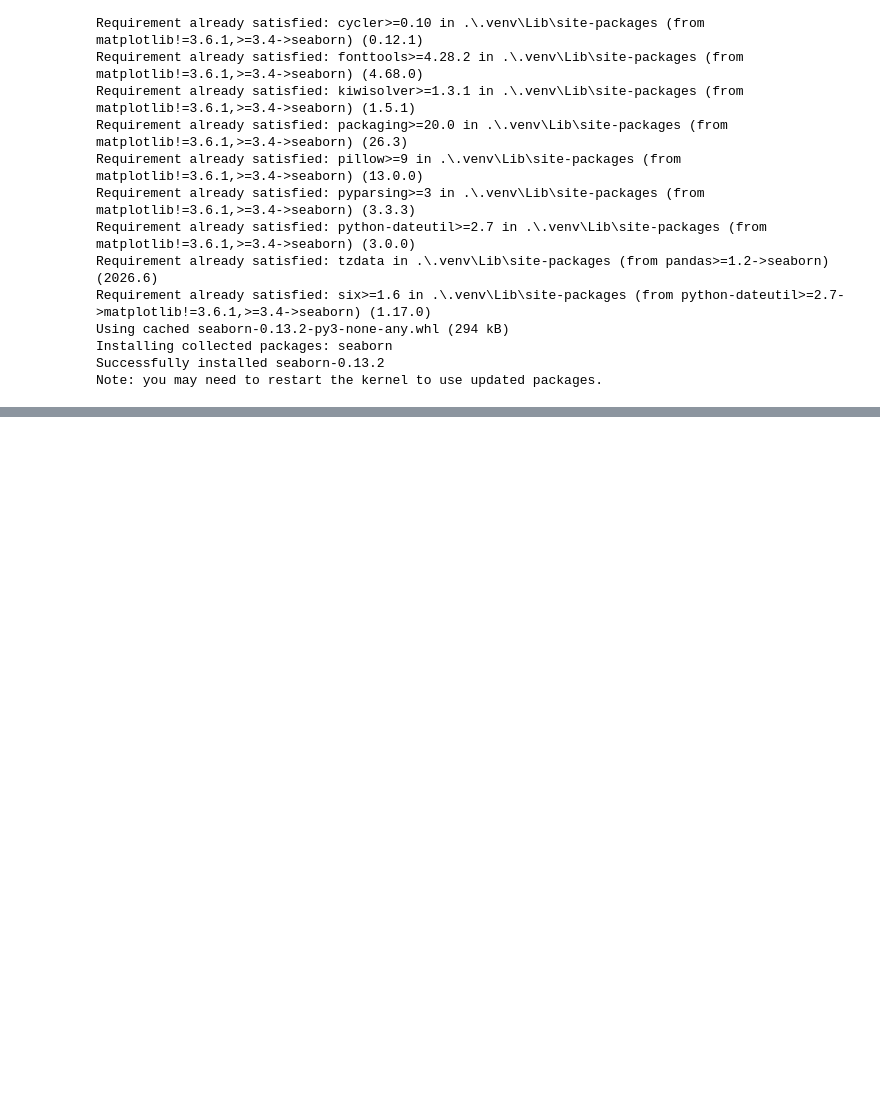
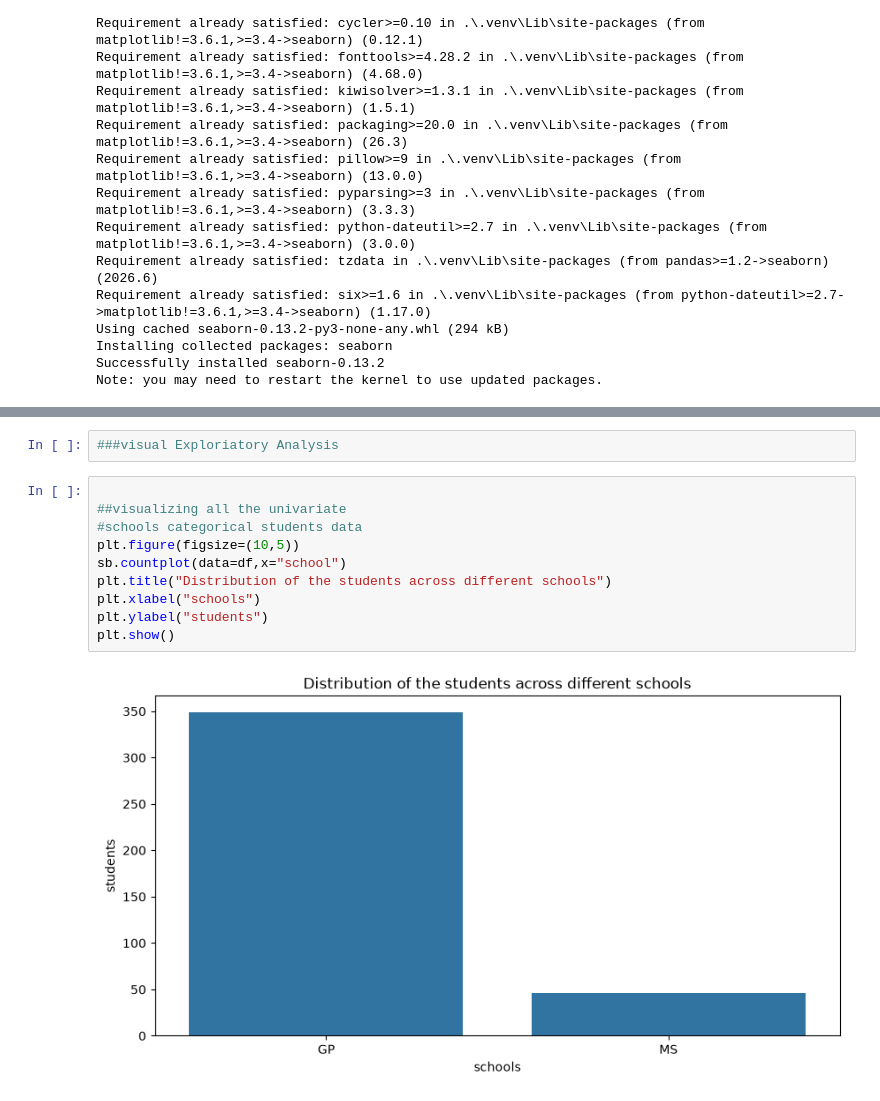
Before and after one commit to Udaykirankota32/Student-Performance-Prediction-System, a Jupyter notebook: 001_data_understanding.ipynb, the cells around one changed output, grey strips where cells are left out. Cells and saved outputs as stored; diff of their text form; blank space fills up the shorter version.

```diff
--- a/001_data_understanding.ipynb
+++ b/001_data_understanding.ipynb
@@ -301,0 +323,14 @@ Note: you may need to restart the kernel to use updated packages.
+# %%
+###visual Exploriatory Analysis
+# %%
+
+##visualizing all the univariate
+#schools categorical students data
+plt.figure(figsize=(10,5))
+sb.countplot(data=df,x="school")
+plt.title("Distribution of the students across different schools")
+plt.xlabel("schools")
+plt.ylabel("students")
+plt.show()
+# %% [output]
+[figure, added]
```
Also changed, not shown: parts of 9 cells of this notebook.
